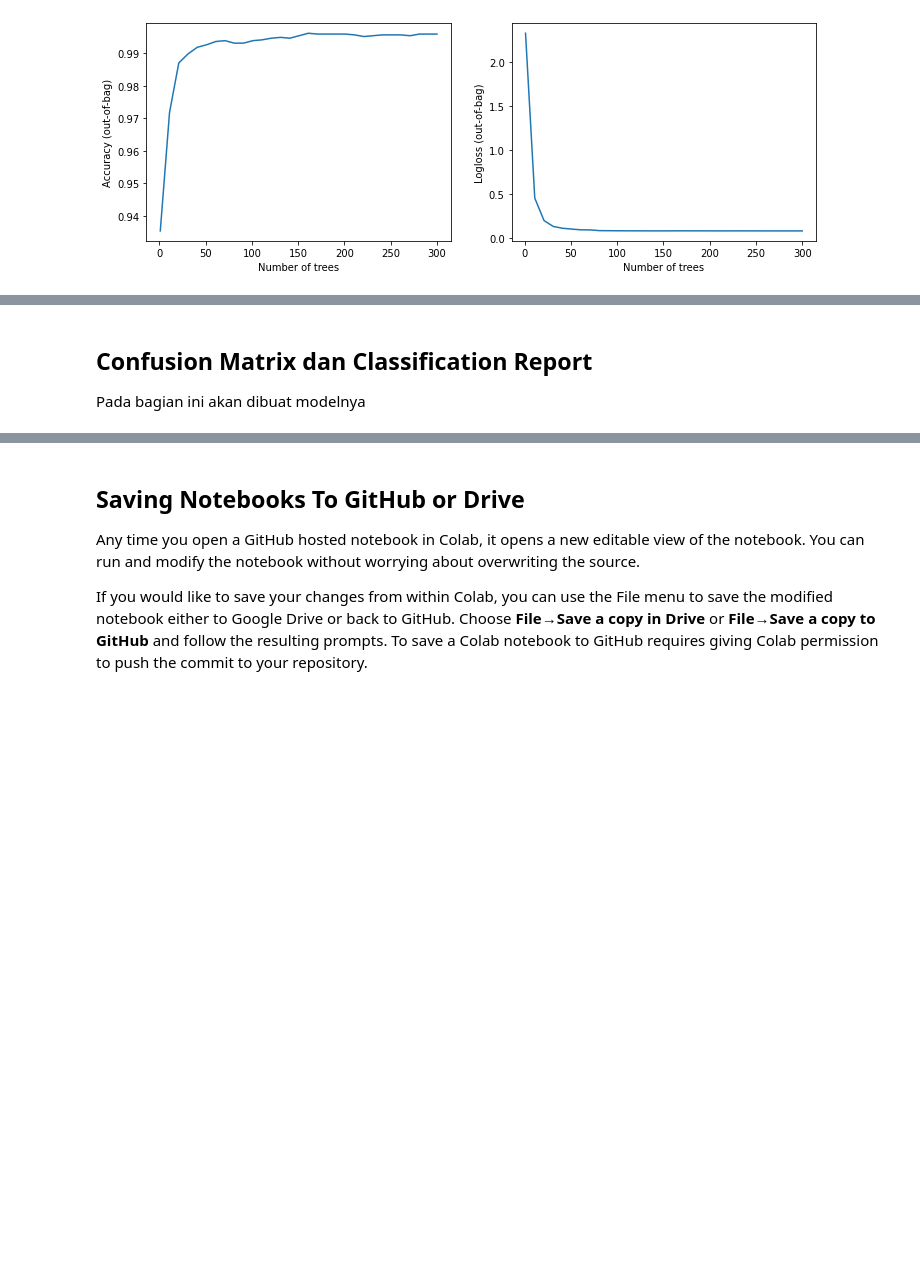
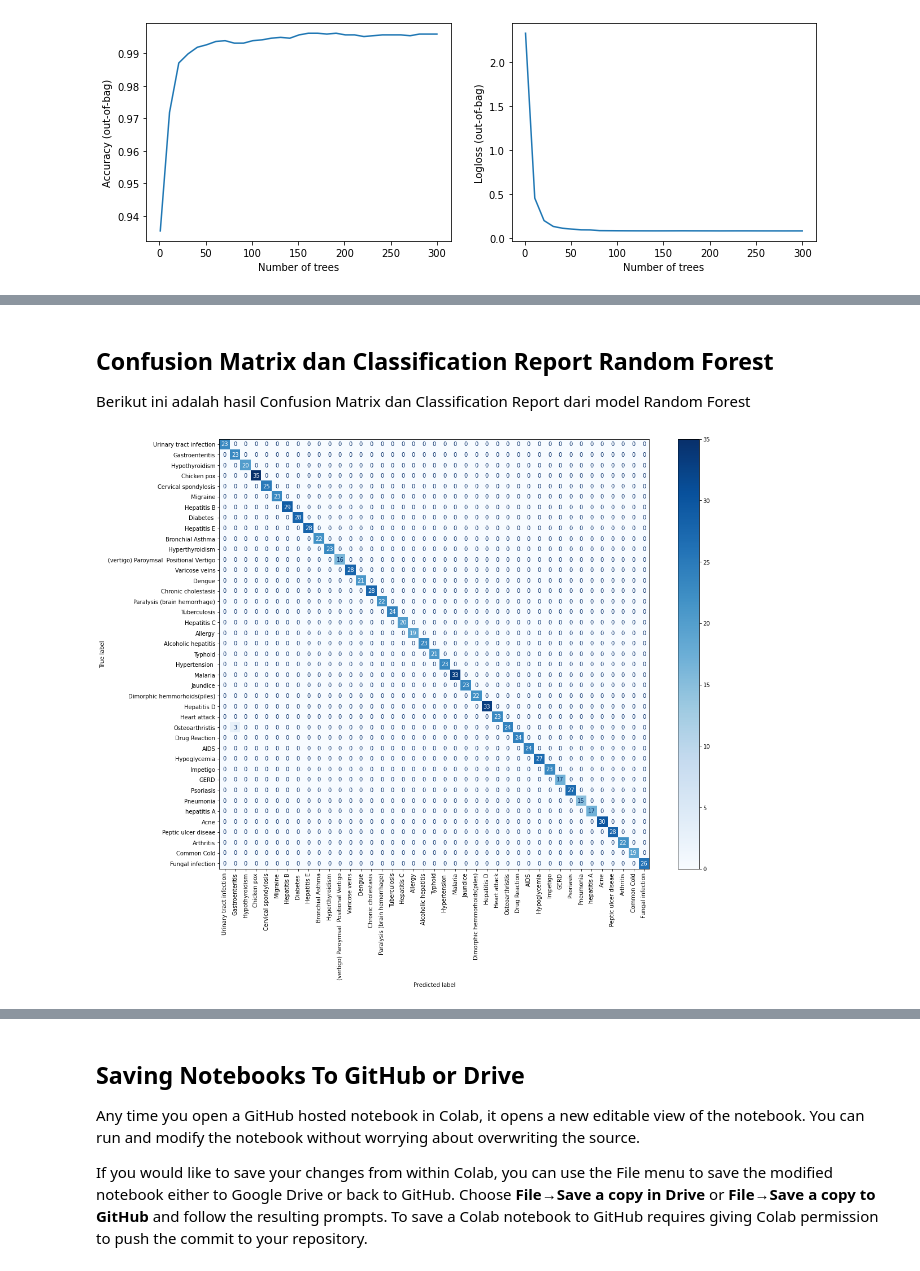
Before and after one commit to meidianarahmawati/mlt2hc7, a Jupyter notebook: Final Project.ipynb, the cells around one changed output, grey strips where cells are left out. Cells and saved outputs as stored; diff of their text form; code cells hidden in the pictures; blank space fills up the shorter version.

```diff
--- a/Final Project.ipynb
+++ b/Final Project.ipynb
@@ -67,8 +68,8 @@ diseases = pd.pivot_table(tmp,
                           values = 'add1',
                           index = 'index',
                           columns = 'value')
+diseases = diseases.fillna(0).astype(int)
 diseases.insert(0,'Disease',df['Disease'])
-diseases = diseases.fillna(0)
 diseases.head()
 # %% [output]
 | value | Disease | abdominal_pain | abnormal_menstruation | acidity | acute_liver_failure | altered_sensorium | ... |
@@ -219,5 +241,12 @@ ds_test
 984 rows × 135 columns
-# %% [markdown]
-## Confusion Matrix dan Classification Report
-
-Pada bagian ini akan dibuat modelnya
+# %% [markdown]
+## Confusion Matrix dan Classification Report Random Forest
+
+Berikut ini adalah hasil Confusion Matrix dan Classification Report dari model Random Forest
+# %%
+fig, ax = plt.subplots(figsize=(18,14))
+matrix = ConfusionMatrixDisplay.from_predictions(ds_test['Disease'].values, ds_test['Disease_pred'].values, display_labels=labeldiseasetext, cmap='Blues', ax=ax)
+plt.xticks(rotation=90)
+plt.show()
+# %% [output]
+[figure, added]
```
Also changed, not shown: parts of 11 cells of this notebook.
